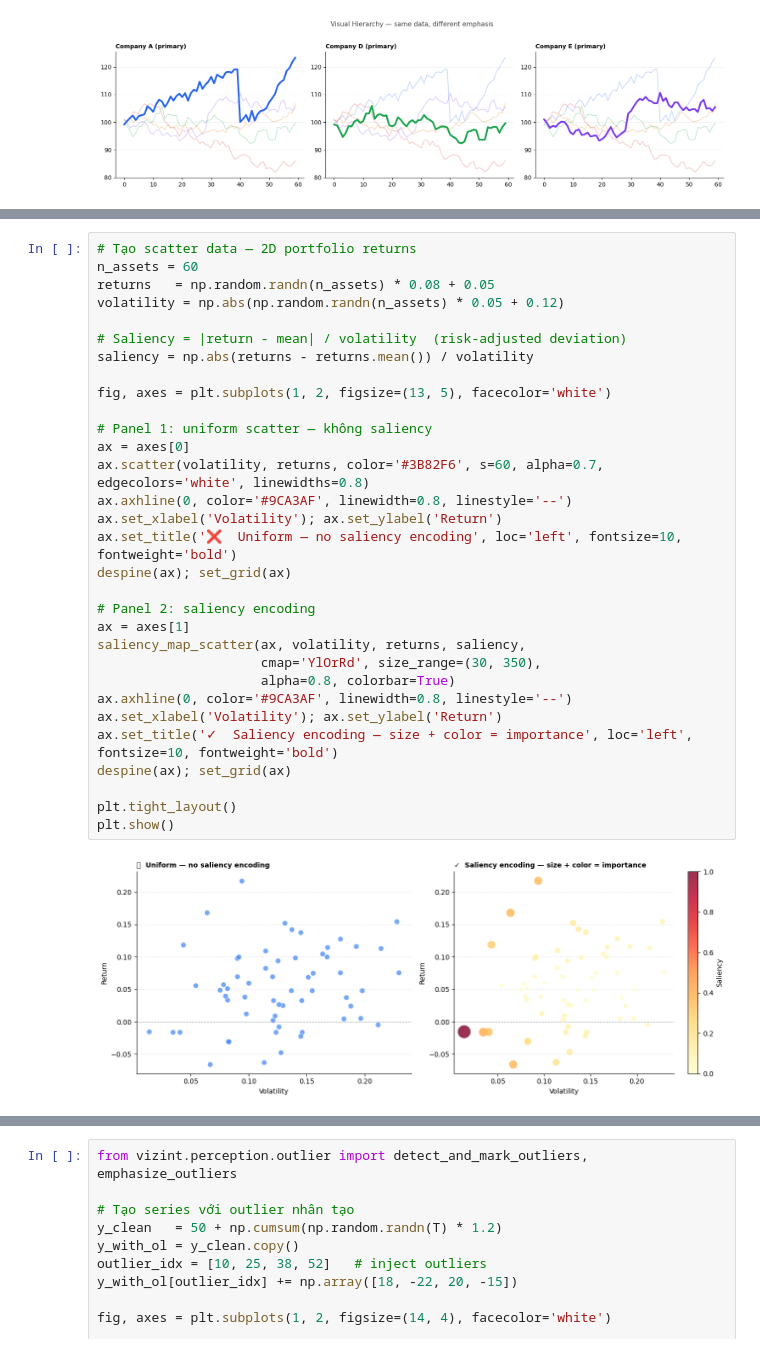
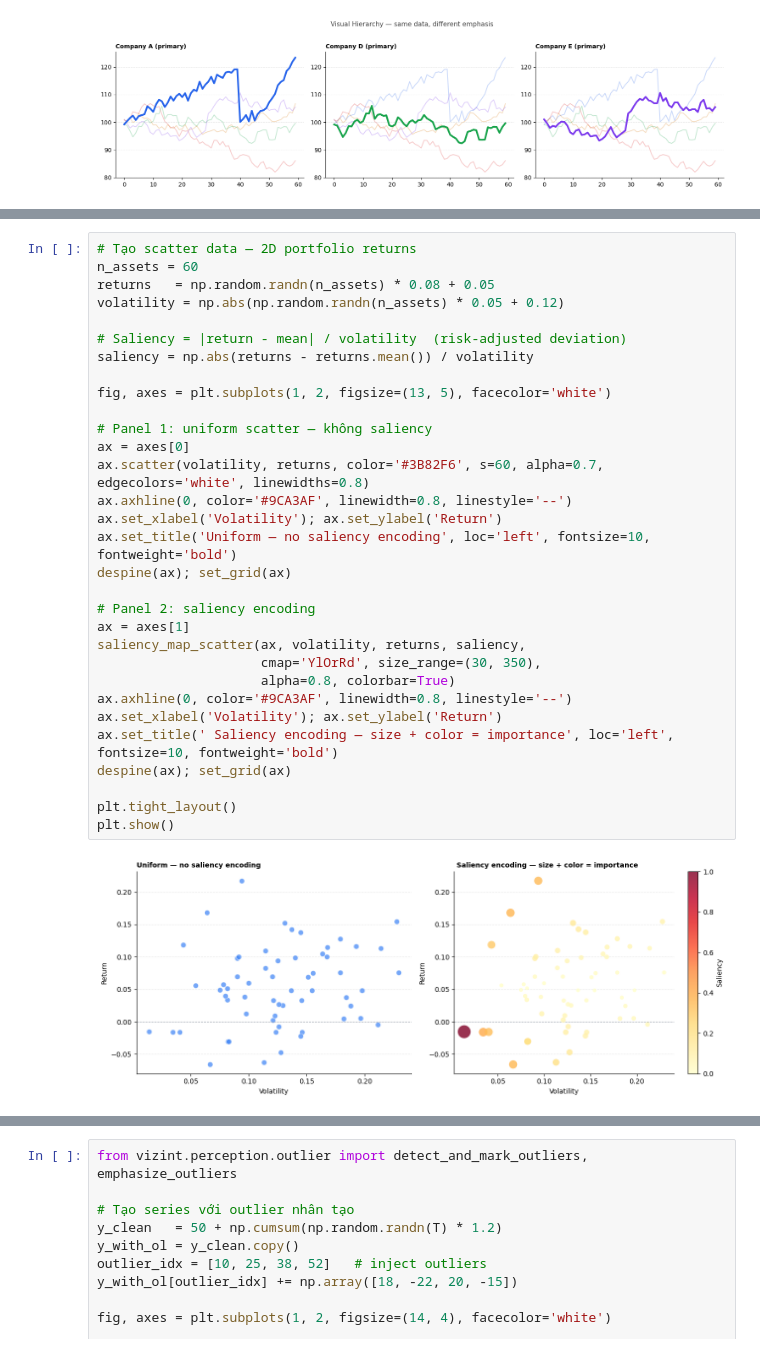
Before and after one commit to thisYui/From-Data-to-Story, a Jupyter notebook: notebooks/01_perception_control.ipynb, the cells around one changed output, grey strips where cells are left out. Drawn from its saved outputs; the diff is of its cells as text.

```diff
--- a/notebooks/01_perception_control.ipynb
+++ b/notebooks/01_perception_control.ipynb
@@ -307,33 +857,33 @@ Dùng 2 kênh cùng lúc giúp saliency cao **nổi bật gấp đôi** so với
 # %%
 # Tạo scatter data — 2D portfolio returns
 n_assets = 60
 returns   = np.random.randn(n_assets) * 0.08 + 0.05
 volatility = np.abs(np.random.randn(n_assets) * 0.05 + 0.12)
 
 # Saliency = |return - mean| / volatility  (risk-adjusted deviation)
 saliency = np.abs(returns - returns.mean()) / volatility
 
 fig, axes = plt.subplots(1, 2, figsize=(13, 5), facecolor='white')
 
 # Panel 1: uniform scatter — không saliency
 ax = axes[0]
 ax.scatter(volatility, returns, color='#3B82F6', s=60, alpha=0.7, edgecolors='white', linewidths=0.8)
 ax.axhline(0, color='#9CA3AF', linewidth=0.8, linestyle='--')
 ax.set_xlabel('Volatility'); ax.set_ylabel('Return')
-ax.set_title('❌  Uniform — no saliency encoding', loc='left', fontsize=10, fontweight='bold')
+ax.set_title('Uniform — no saliency encoding', loc='left', fontsize=10, fontweight='bold')
 despine(ax); set_grid(ax)
 
 # Panel 2: saliency encoding
 ax = axes[1]
 saliency_map_scatter(ax, volatility, returns, saliency,
                      cmap='YlOrRd', size_range=(30, 350),
                      alpha=0.8, colorbar=True)
 ax.axhline(0, color='#9CA3AF', linewidth=0.8, linestyle='--')
 ax.set_xlabel('Volatility'); ax.set_ylabel('Return')
-ax.set_title('✓  Saliency encoding — size + color = importance', loc='left', fontsize=10, fontweight='bold')
+ax.set_title(' Saliency encoding — size + color = importance', loc='left', fontsize=10, fontweight='bold')
 despine(ax); set_grid(ax)
 
 plt.tight_layout()
 plt.show()
 # %% [output]
-[figure, old version]
+[figure, new version]
```
Also changed, not shown: parts of 20 cells of this notebook, 1 other file.
